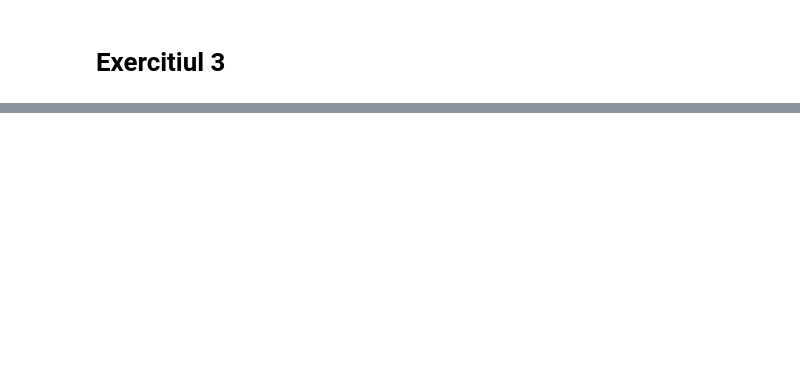
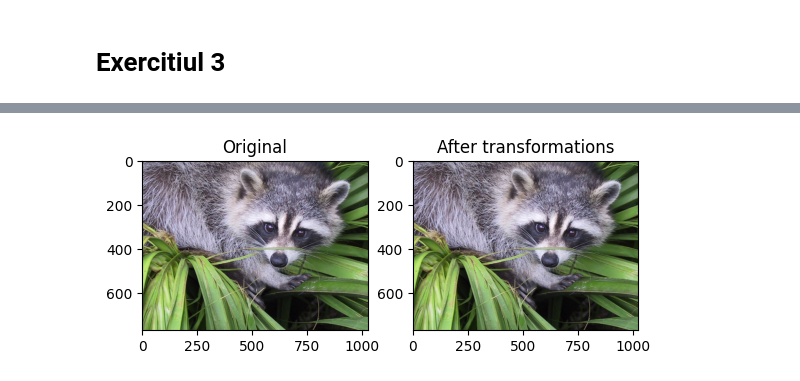
Before and after one commit to AirineiAndrei/Signal-Processing, a Jupyter notebook: tema1/ps-tema-01.ipynb, the cells around one changed output, grey strips where cells are left out. Drawn from its saved outputs; the diff is of its cells as text; code cells hidden in the pictures; blank space fills up the shorter version.

Commit message:
use huffman to checkout compression

```diff
--- a/tema1/ps-tema-01.ipynb
+++ b/tema1/ps-tema-01.ipynb
@@ -360,0 +439,17 @@ Configuring encoder for 14 compression
+# %%
+# test huffman compression
+X = misc.face()
+
+encoder = HuffmanEncoder(X)
+encoder.encode()
+
+encoded_file = f'{OUT}huffman_data.txt'
+codebook_file = f'{OUT}codebook.json'
+encoder.save_encoded_data(encoded_file, codebook_file)
+
+read_encoded_data, read_codebook = encoder.load_encoded_data(encoded_file, codebook_file)
+restored_X = encoder.decode(read_encoded_data, read_codebook)
+
+show_compare(X,restored_X)
+# %% [output]
+[figure, added]
```
Also changed, not shown: parts of 15 cells of this notebook, 1 other file.
